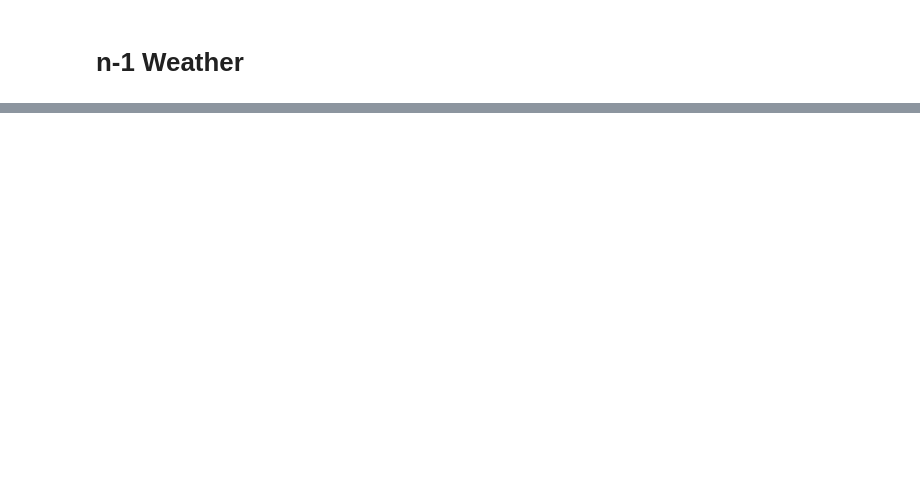
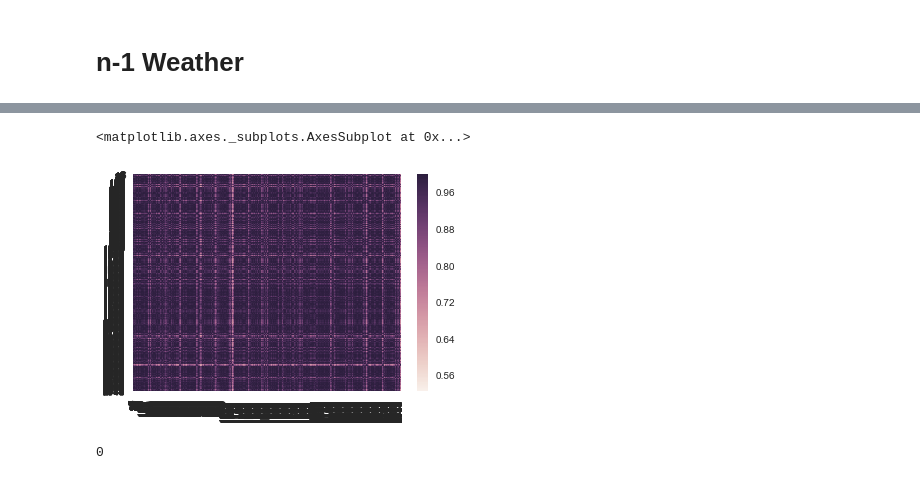
Before and after one commit to austinbrian/skeeter_patrol, a Jupyter notebook: code/BDA-eda.ipynb, the cells around one changed output, grey strips where cells are left out. Drawn from its saved outputs; the diff is of its cells as text; code cells hidden in the pictures; blank space fills up the shorter version.

```diff
--- a/code/BDA-eda.ipynb
+++ b/code/BDA-eda.ipynb
@@ -379,4 +505,4 @@ ohare = weather[weather.Station == 1]
 # %%
 assert ohare.Date.nunique() == ohare.Station.sum() # check that all of the ohares are unique, using station = 1
 # %%
-weather.Date = pd.DatetimeIndex(weather.Date,format='%Y-%M-%d')
+weather.Date = pd.DatetimeIndex(weather.Date)
@@ -392,0 +578,2 @@ train.groupby
+# %%
+weather.drop('w_n-1',axis=1,inplace=True)
@@ -392,0 +683,7 @@ train.groupby
+# %%
+weather_nums = weather[['Station','Tmax','Tmin','DewPoint','ResultSpeed','ResultDir']]
+W_corr = np.corrcoef(weather_nums[weather_nums.Station==1],weather_nums[weather_nums.Station==2])
+sns.heatmap(W_corr)
+# %% [output]
+<matplotlib.axes._subplots.AxesSubplot at 0x...>
+[figure, added]
@@ -392,0 +694,4 @@ train.groupby
+# %%
+caught_in_trap
+# %% [output]
+0
```
Also changed, not shown: parts of 56 cells of this notebook, 1 other file.
